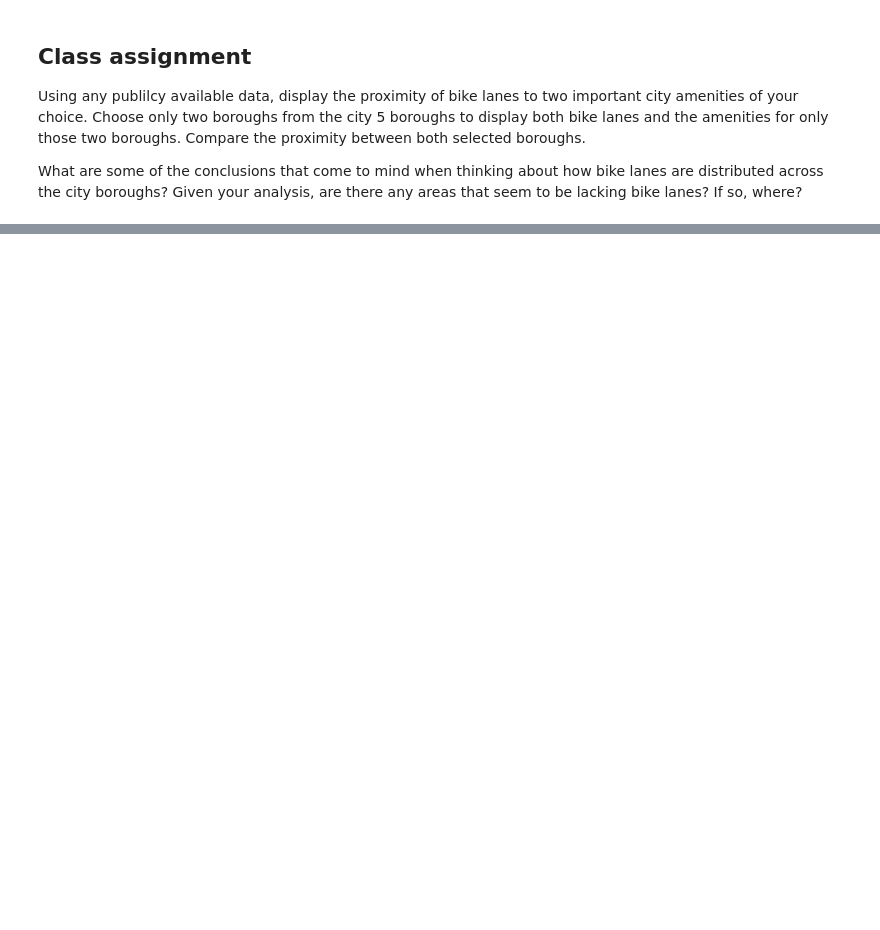
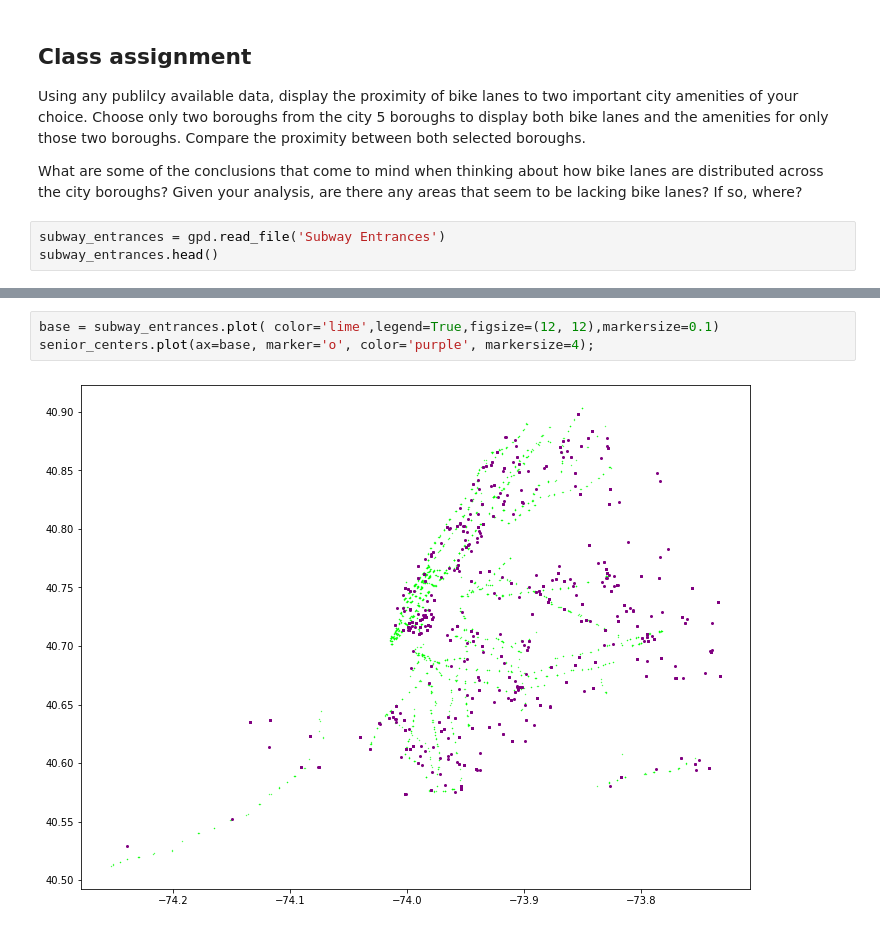
Before and after one commit to HenryRivera/Computing4SUE, a Jupyter notebook: Lab 11/her277_class_11_part1.ipynb, the cells around one changed output, grey strips where cells are left out. Saved outputs shown, nothing was run; the diff lists cells and outputs as text; blank space fills up the shorter version.

```diff
--- a/Lab 11/her277_class_11_part1.ipynb
+++ b/Lab 11/her277_class_11_part1.ipynb
@@ -253,3 +358,6 @@ ax.set_axis_off()
 Using any publilcy available data, display the proximity of bike lanes to two important city amenities of your choice. Choose only two boroughs from the city 5 boroughs to display both bike lanes and the amenities for only those two boroughs. Compare the proximity between both selected boroughs.
 
 What are some of the conclusions that come to mind when thinking about how bike lanes are distributed across the city boroughs? Given your analysis, are there any areas that seem to be lacking bike lanes? If so, where?
+# %%
+subway_entrances = gpd.read_file('Subway Entrances')
+subway_entrances.head()
@@ -255,0 +371,5 @@ What are some of the conclusions that come to mind when thinking about how bike
+# %%
+base = subway_entrances.plot( color='lime',legend=True,figsize=(12, 12),markersize=0.1)
+senior_centers.plot(ax=base, marker='o', color='purple', markersize=4);
+# %% [output]
+[figure, added]
```
Also changed, not shown: parts of 25 cells of this notebook, 4 other files.
